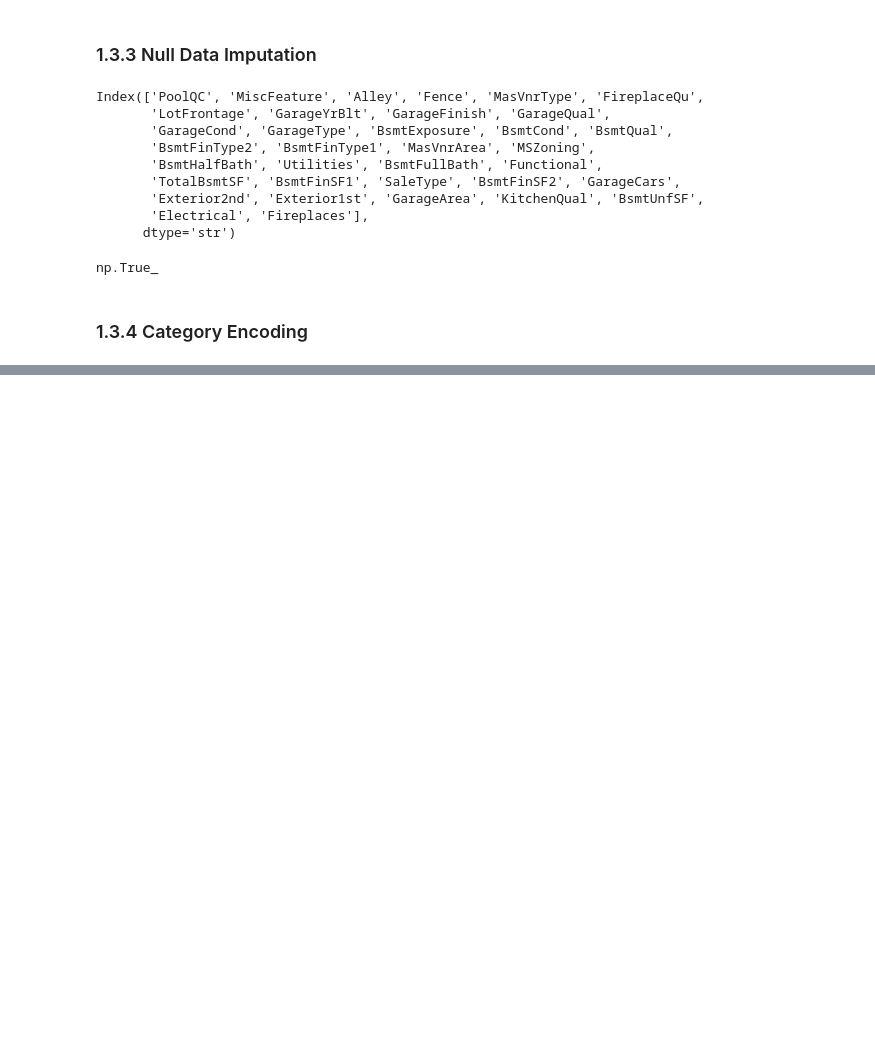
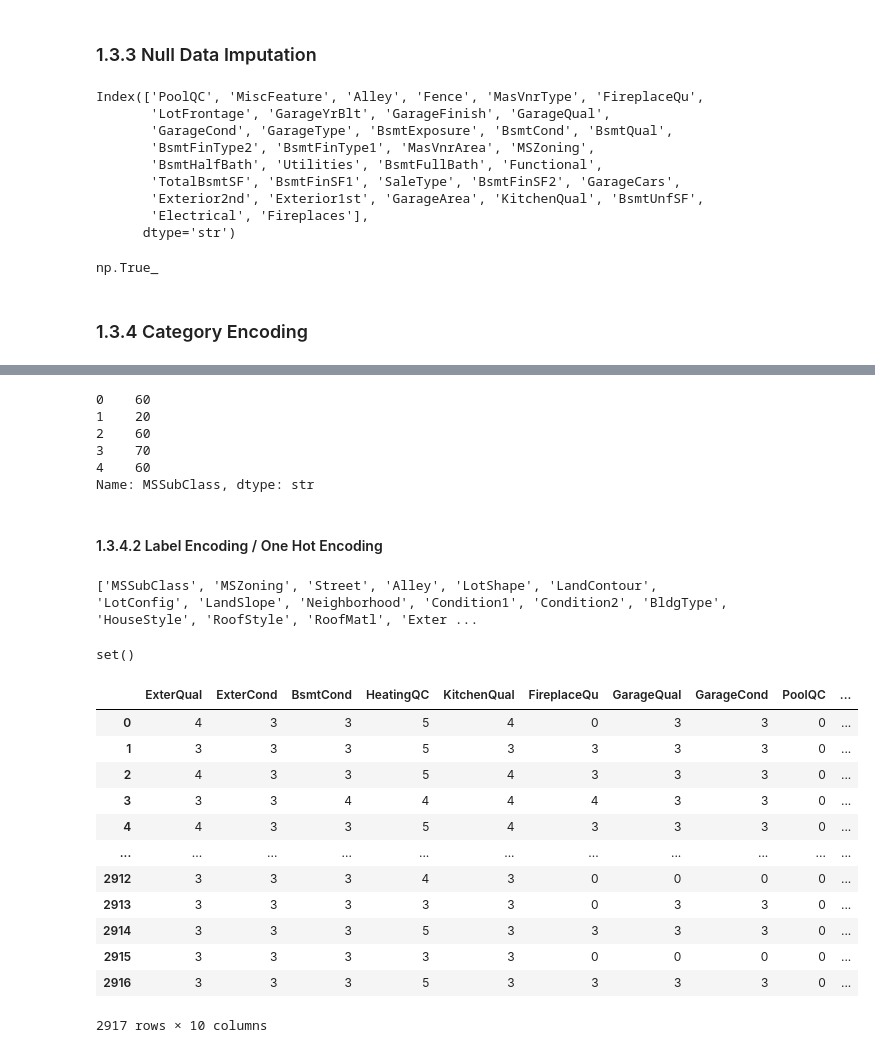
Before and after one commit to EfeKaralar/House-Sales-Kaggle, a Jupyter notebook: notebooks/0.EDA_Preprocessing_Models.ipynb, the cells around one changed output, grey strips where cells are left out. Saved outputs shown, nothing was run; the diff lists cells and outputs as text; code cells hidden in the pictures; blank space fills up the shorter version.

```diff
--- a/notebooks/0.EDA_Preprocessing_Models.ipynb
+++ b/notebooks/0.EDA_Preprocessing_Models.ipynb
@@ -235,0 +237,51 @@ np.True_
+# %%
+all_data['MSSubClass'] = all_data['MSSubClass'].apply(str)
+all_data['MSSubClass'].head()
+# %% [output]
+0    60
+1    20
+2    60
+3    70
+4    60
+Name: MSSubClass, dtype: str
+# %% [markdown]
+#### 1.3.4.2 Label Encoding / One Hot Encoding
+# %%
+categorical_features = all_data.dtypes[all_data.dtypes == 'str'].index.to_list()
+print(categorical_features)
+# %% [output]
+['MSSubClass', 'MSZoning', 'Street', 'Alley', 'LotShape', 'LandContour', 'LotConfig', 'LandSlope', 'Neighborhood', 'Condition1', 'Condition2', 'BldgType', 'HouseStyle', 'RoofStyle', 'RoofMatl', 'Exter ...
+# %%
+ordinal_features = ['ExterQual', 'ExterCond', 'BsmtCond', 'HeatingQC', 'KitchenQual', 'FireplaceQu', 'GarageQual', 'GarageCond', 'PoolQC', 'BsmtQual']
+binary_nominal_features =['Street', 'CentralAir']   # Includes binary nominal features like 'Street' too
+nominal_features = ['MSSubClass', 'MSZoning', 'Alley', 'LotShape', 'LandContour', 'LotConfig', 'LandSlope', 'Neighborhood',
+                    'Condition1', 'Condition2', 'BldgType', 'HouseStyle', 'RoofStyle', 'RoofMatl', 'Exterior1st', 'Exterior2nd', 'MasVnrType',
+                    'Foundation', 'BsmtFinType1', 'BsmtFinType2',  'Heating', 'Electrical' , 'Functional', 'GarageType', 'PavedDrive', 'Fence', 'MiscFeature',
+                    'SaleType','SaleCondition', 'BsmtExposure', 'GarageFinish'
+                    ]
+# %%
+set(categorical_features) - set(ordinal_features) - set(nominal_features) - set(binary_nominal_features)
+# %% [output]
+set()
+# %%
+# Label Encoding Ordinal Features
+qual_map = {'None': 0, 'Po': 1, 'Fa': 2, 'TA': 3, 'Gd': 4, 'Ex': 5}
+
+for c in ordinal_features:
+    all_data[c] = all_data[c].map(qual_map)
+# %%
+all_data[ordinal_features]
+# %% [output]
+|  | ExterQual | ExterCond | BsmtCond | HeatingQC | KitchenQual | FireplaceQu | GarageQual | GarageCond | PoolQC | ... |
+| 0 | 4 | 3 | 3 | 5 | 4 | 0 | 3 | 3 | 0 | ... |
+| 1 | 3 | 3 | 3 | 5 | 3 | 3 | 3 | 3 | 0 | ... |
+| 2 | 4 | 3 | 3 | 5 | 4 | 3 | 3 | 3 | 0 | ... |
+| 3 | 3 | 3 | 4 | 4 | 4 | 4 | 3 | 3 | 0 | ... |
+| 4 | 4 | 3 | 3 | 5 | 4 | 3 | 3 | 3 | 0 | ... |
+| ... | ... | ... | ... | ... | ... | ... | ... | ... | ... | ... |
+| 2912 | 3 | 3 | 3 | 4 | 3 | 0 | 0 | 0 | 0 | ... |
+| 2913 | 3 | 3 | 3 | 3 | 3 | 0 | 3 | 3 | 0 | ... |
+| 2914 | 3 | 3 | 3 | 5 | 3 | 3 | 3 | 3 | 0 | ... |
+| 2915 | 3 | 3 | 3 | 3 | 3 | 0 | 0 | 0 | 0 | ... |
+| 2916 | 3 | 3 | 3 | 5 | 3 | 3 | 3 | 3 | 0 | ... |
+2917 rows × 10 columns
```
Also changed, not shown: parts of 24 cells of this notebook.
